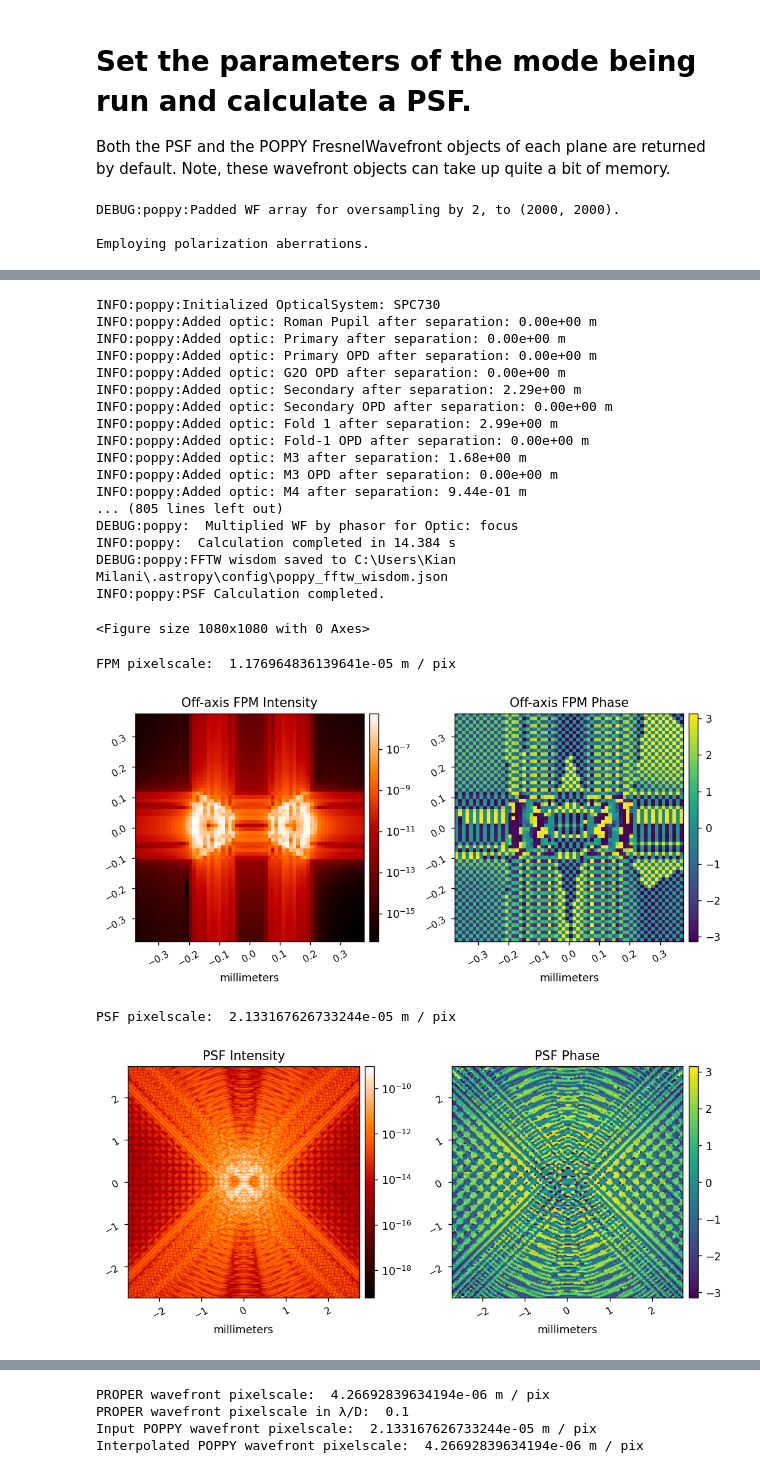
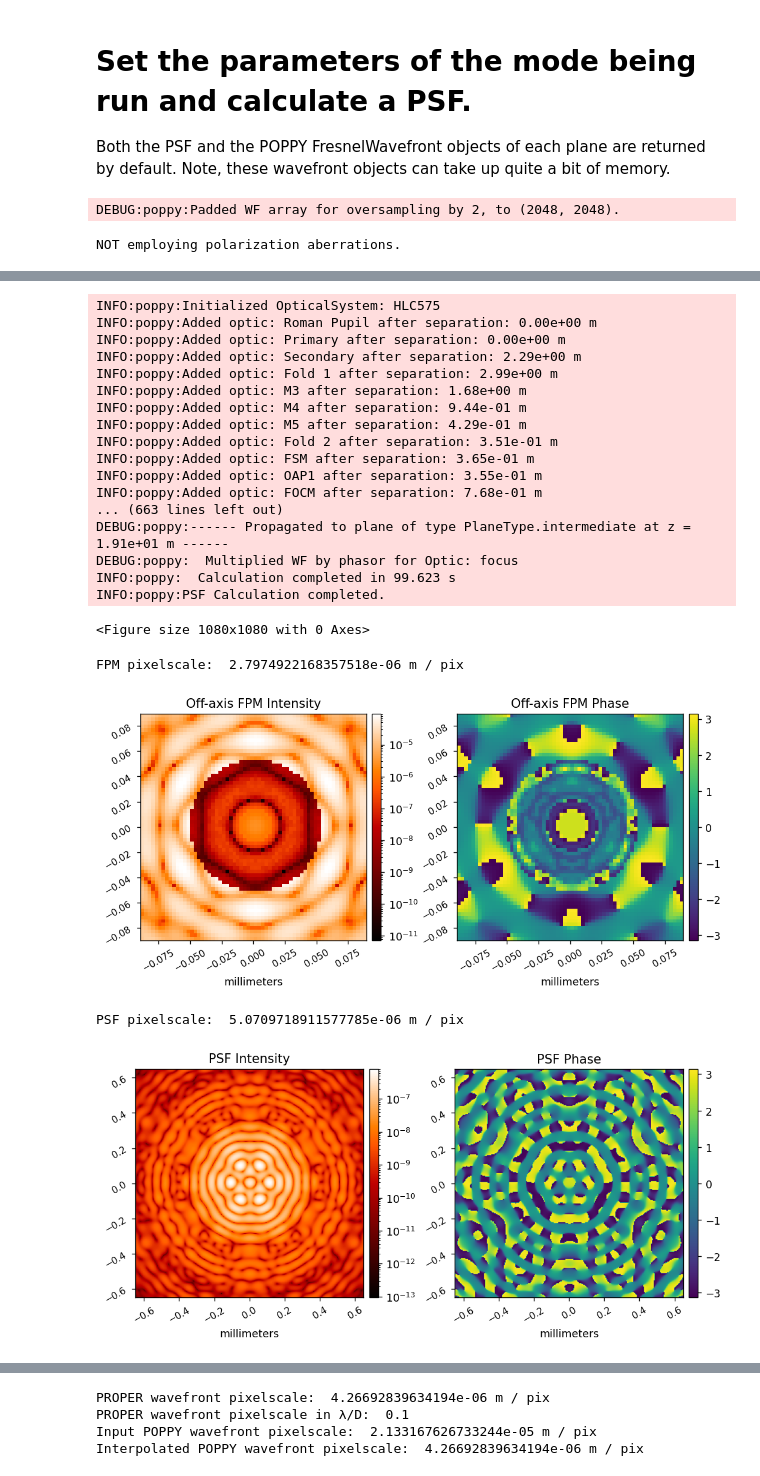
Before and after one commit to kian1377/Roman-CGI-POPPY, a Jupyter notebook: run_modes.ipynb, the cells around one changed output, grey strips where cells are left out. Saved outputs shown, nothing was run; the diff lists cells and outputs as text; code cells hidden in the pictures.

```diff
--- a/run_modes.ipynb
+++ b/run_modes.ipynb
@@ -61,14 +60,15 @@ Both the PSF and the POPPY FresnelWavefront objects of each plane are returned b
 # %%
 reload(modes)
 
-mode = 'SPC730'
-use_dms = True
-use_opds = True
+mode = 'HLC575'
+use_dms = False
+use_opds = False
 use_apertures = False
 use_fieldstop = False
-polaxis = 10
+polaxis = 0
 cgi_dir = Path('C:/Users/Kian Milani/Desktop/webbpsf-data/CGI')
-psf, wfs = modes.run_model(npix=1000,
+cgi_dir = Path('/groups/douglase/webbpsf-data/CGI')
+psf, wfs = modes.run_model(npix=1024,
                            oversample=2,
                            mode=mode,
 #                            lambda_m=730e-9*u.m,
@@ -86,6 +86,5 @@ psf, wfs = modes.run_model(npix=1000,
                            display_fpm=True,
                            display_psf=True)
 # %% [output]
-DEBUG:poppy:Padded WF array for oversampling by 2, to (2000, 2000).
-
-Employing polarization aberrations.
+DEBUG:poppy:Padded WF array for oversampling by 2, to (2048, 2048).
+NOT employing polarization aberrations.
@@ -93,22 +92,22 @@ Employing polarization aberrations.
-INFO:poppy:Initialized OpticalSystem: SPC730
-INFO:poppy:Added optic: Roman Pupil after separation: 0.00e+00 m
-INFO:poppy:Added optic: Primary after separation: 0.00e+00 m
-INFO:poppy:Added optic: Primary OPD after separation: 0.00e+00 m
-INFO:poppy:Added optic: G2O OPD after separation: 0.00e+00 m
-INFO:poppy:Added optic: Secondary after separation: 2.29e+00 m
-INFO:poppy:Added optic: Secondary OPD after separation: 0.00e+00 m
-INFO:poppy:Added optic: Fold 1 after separation: 2.99e+00 m
-INFO:poppy:Added optic: Fold-1 OPD after separation: 0.00e+00 m
-INFO:poppy:Added optic: M3 after separation: 1.68e+00 m
-INFO:poppy:Added optic: M3 OPD after separation: 0.00e+00 m
-INFO:poppy:Added optic: M4 after separation: 9.44e-01 m
-... (805 lines left out)
-DEBUG:poppy:  Multiplied WF by phasor for Optic: focus
-INFO:poppy:  Calculation completed in 14.384 s
-DEBUG:poppy:FFTW wisdom saved to C:\Users\Kian Milani\.astropy\config\poppy_fftw_wisdom.json
-INFO:poppy:PSF Calculation completed.
-<Figure size 1080x1080 with 0 Axes>
+INFO:poppy:Initialized OpticalSystem: HLC575
+INFO:poppy:Added optic: Roman Pupil after separation: 0.00e+00 m
+INFO:poppy:Added optic: Primary after separation: 0.00e+00 m
+INFO:poppy:Added optic: Secondary after separation: 2.29e+00 m
+INFO:poppy:Added optic: Fold 1 after separation: 2.99e+00 m
+INFO:poppy:Added optic: M3 after separation: 1.68e+00 m
+INFO:poppy:Added optic: M4 after separation: 9.44e-01 m
+INFO:poppy:Added optic: M5 after separation: 4.29e-01 m
+INFO:poppy:Added optic: Fold 2 after separation: 3.51e-01 m
+INFO:poppy:Added optic: FSM after separation: 3.65e-01 m
+INFO:poppy:Added optic: OAP1 after separation: 3.55e-01 m
+INFO:poppy:Added optic: FOCM after separation: 7.68e-01 m
+... (663 lines left out)
+DEBUG:poppy:------ Propagated to plane of type PlaneType.intermediate at z = 1.91e+01 m ------
+DEBUG:poppy:  Multiplied WF by phasor for Optic: focus
+INFO:poppy:  Calculation completed in 99.623 s
+INFO:poppy:PSF Calculation completed.
-FPM pixelscale:  1.176964836139641e-05 m / pix
+<Figure size 1080x1080 with 0 Axes>
+FPM pixelscale:  2.7974922168357518e-06 m / pix
-[figure, old version]
+[figure, new version]
-PSF pixelscale:  2.133167626733244e-05 m / pix
+PSF pixelscale:  5.0709718911577785e-06 m / pix
-[figure, old version]
+[figure, new version]
```
Also changed, not shown: parts of 7 cells of this notebook, 1 other file.
